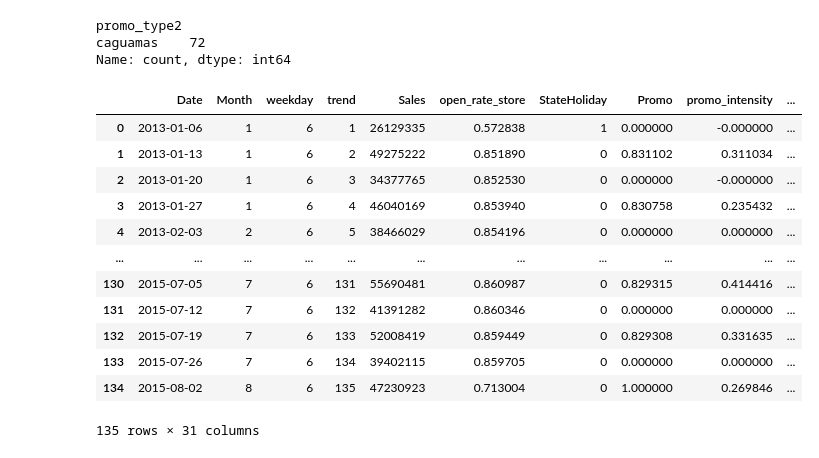
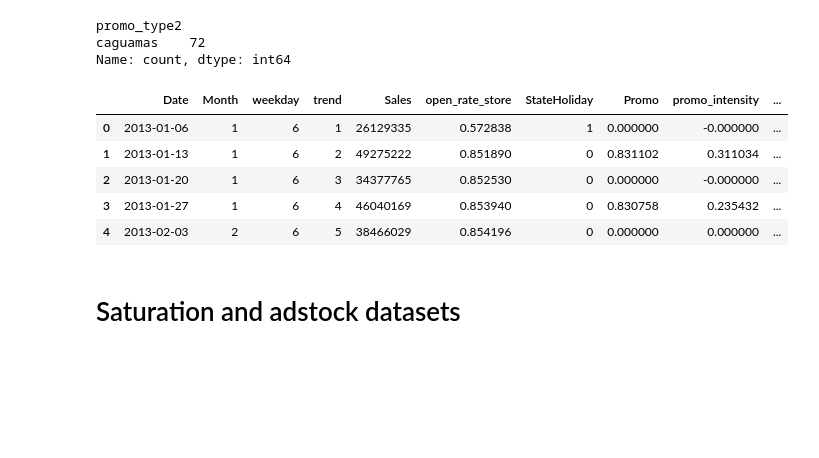
Before and after one commit to diegoferra5/Marketing-Mix-Modeling, a Jupyter notebook: notebooks/03_model_features_prep.ipynb, the cells around one changed output. Cells and saved outputs as stored; diff of their text form; code cells hidden in the pictures; blank space fills up the shorter version.

Commit message:
final model datasets

```diff
--- a/notebooks/03_model_features_prep.ipynb
+++ b/notebooks/03_model_features_prep.ipynb
@@ -149,21 +149,17 @@ promo_type2
 caguamas    72
 Name: count, dtype: int64
 # %%
-weekly_sales_v2["is_caguamas"] = (weekly_sales_v2["promo_type2"] == "caguamas").astype(int)
+weekly_sales_v2["promo"] = (weekly_sales_v2["promo_type2"] == "caguamas").astype(int)
 weekly_sales_v2 = weekly_sales_v2.drop(columns=["promo_type2"])
 # %%
-weekly_sales_v2
+with pd.option_context("display.max_columns", None):
+    display(weekly_sales_v2.head())
 # %% [output]
 |  | Date | Month | weekday | trend | Sales | open_rate_store | StateHoliday | Promo | promo_intensity | ... |
 | 0 | 2013-01-06 | 1 | 6 | 1 | 26129335 | 0.572838 | 1 | 0.000000 | -0.000000 | ... |
 | 1 | 2013-01-13 | 1 | 6 | 2 | 49275222 | 0.851890 | 0 | 0.831102 | 0.311034 | ... |
 | 2 | 2013-01-20 | 1 | 6 | 3 | 34377765 | 0.852530 | 0 | 0.000000 | -0.000000 | ... |
 | 3 | 2013-01-27 | 1 | 6 | 4 | 46040169 | 0.853940 | 0 | 0.830758 | 0.235432 | ... |
 | 4 | 2013-02-03 | 2 | 6 | 5 | 38466029 | 0.854196 | 0 | 0.000000 | 0.000000 | ... |
-| ... | ... | ... | ... | ... | ... | ... | ... | ... | ... | ... |
-| 130 | 2015-07-05 | 7 | 6 | 131 | 55690481 | 0.860987 | 0 | 0.829315 | 0.414416 | ... |
-| 131 | 2015-07-12 | 7 | 6 | 132 | 41391282 | 0.860346 | 0 | 0.000000 | 0.000000 | ... |
-| 132 | 2015-07-19 | 7 | 6 | 133 | 52008419 | 0.859449 | 0 | 0.829308 | 0.331635 | ... |
-| 133 | 2015-07-26 | 7 | 6 | 134 | 39402115 | 0.859705 | 0 | 0.000000 | 0.000000 | ... |
-| 134 | 2015-08-02 | 8 | 6 | 135 | 47230923 | 0.713004 | 0 | 1.000000 | 0.269846 | ... |
-135 rows × 31 columns
+# %% [markdown]
+# Saturation and adstock datasets
```
Also changed, not shown: parts of 3 cells of this notebook.
